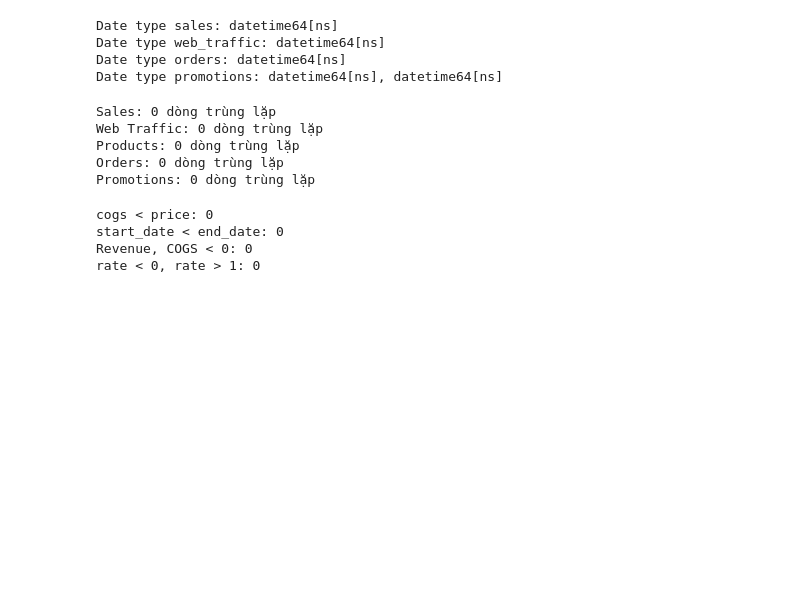
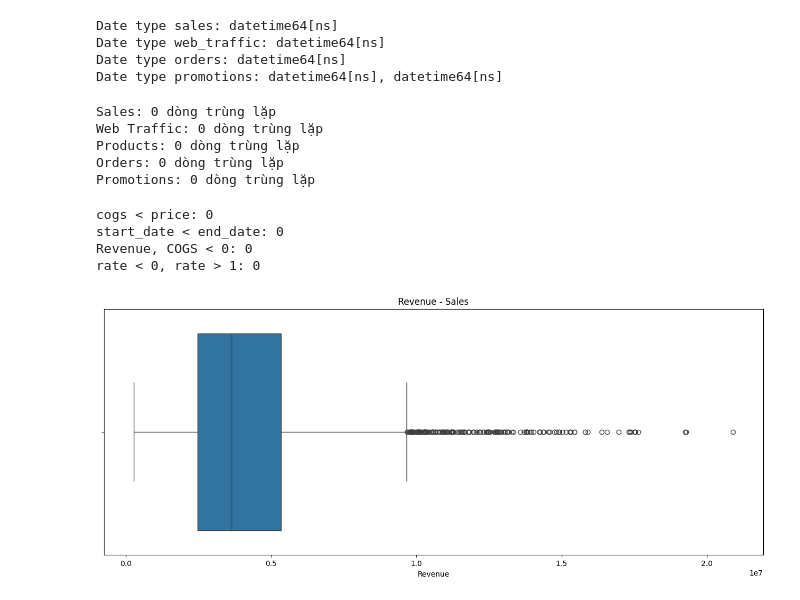
Before and after one commit to Jade2612/DATATHON, a Jupyter notebook: notebooks/00_data_cleaning.ipynb, the cells around one changed output. Saved outputs shown, nothing was run; the diff lists cells and outputs as text; code cells hidden in the pictures; blank space fills up the shorter version.

Commit message:
DATATHON-6 check outliers: Revenue (sales)

```diff
--- a/notebooks/00_data_cleaning.ipynb
+++ b/notebooks/00_data_cleaning.ipynb
@@ -2,11 +2,11 @@
 import pandas as pd
 import numpy as np
 
-sales = pd.read_csv("../data/raw/sales.csv")
-web_traffic = pd.read_csv("../data/raw/web_traffic.csv")
-products = pd.read_csv("../data/raw/products.csv")
-orders = pd.read_csv("../data/raw/orders.csv")
-promotions = pd.read_csv("../data/raw/promotions.csv")
+sales = pd.read_csv("../data/processed/sales.csv")
+web_traffic = pd.read_csv("../data/processed/web_traffic.csv")
+products = pd.read_csv("../data/processed/products.csv")
+orders = pd.read_csv("../data/processed/orders.csv")
+promotions = pd.read_csv("../data/processed/promotions.csv")
 
 np.random.seed(0)
 # %%
@@ -120,3 +120,14 @@ cogs < price: 0
 start_date < end_date: 0
 Revenue, COGS < 0: 0
 rate < 0, rate > 1: 0
+# %%
+import seaborn as sns
+import matplotlib.pyplot as plt
+
+# Revenue trong sales.csv
+plt.figure(figsize=(16,6))
+sns.boxplot(x=sales['Revenue'])
+plt.title("Revenue - Sales")
+plt.show()
+# %% [output]
+[figure, added]
```
Also changed, not shown: parts of 4 cells of this notebook, 15 other files.
